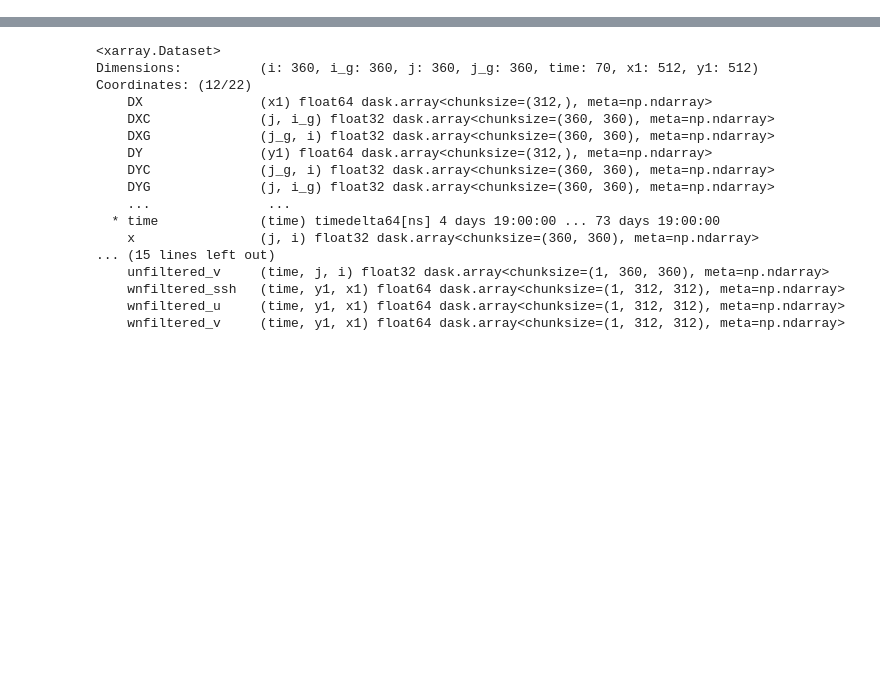
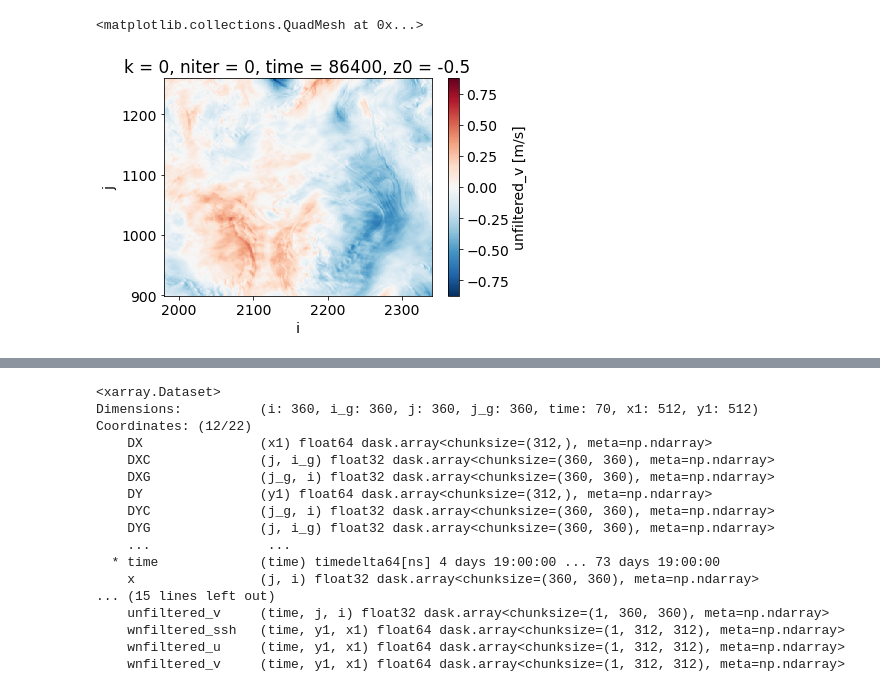
Before and after one commit to cspencerjones/separating-balanced, a Jupyter notebook: python/ginsburg_results/geostropy_plots.ipynb, the cells around one changed output, grey strips where cells are left out. Drawn from its saved outputs; the diff is of its cells as text; code cells hidden in the pictures; blank space fills up the shorter version.

```diff
--- a/python/ginsburg_results/geostropy_plots.ipynb
+++ b/python/ginsburg_results/geostropy_plots.ipynb
@@ -19,3 +19,10 @@ dsB = xr.open_zarr('/swot/SUM02/spencer/for_qiyu/vels_regionB_mixed.zarr')
 
 lonsa, latsa = np.meshgrid(dsA.x0.values, dsA.y0.values)
 lonsb, latsb = np.meshgrid(dsB.x0.values, dsB.y0.values)
+# %%
+ds1 = xr.open_zarr('/swot/SUM02/spencer/for_qiyu/Raw_eul_lag_surf_vels.zarr')
+# %%
+ds1.unfiltered_v.isel(time=1, i=slice(900,-900),j=slice(900,-900)).plot(x='i')
+# %% [output]
+<matplotlib.collections.QuadMesh at 0x...>
+[figure, added]
```
Also changed, not shown: parts of 2 cells of this notebook, 5 other files.
